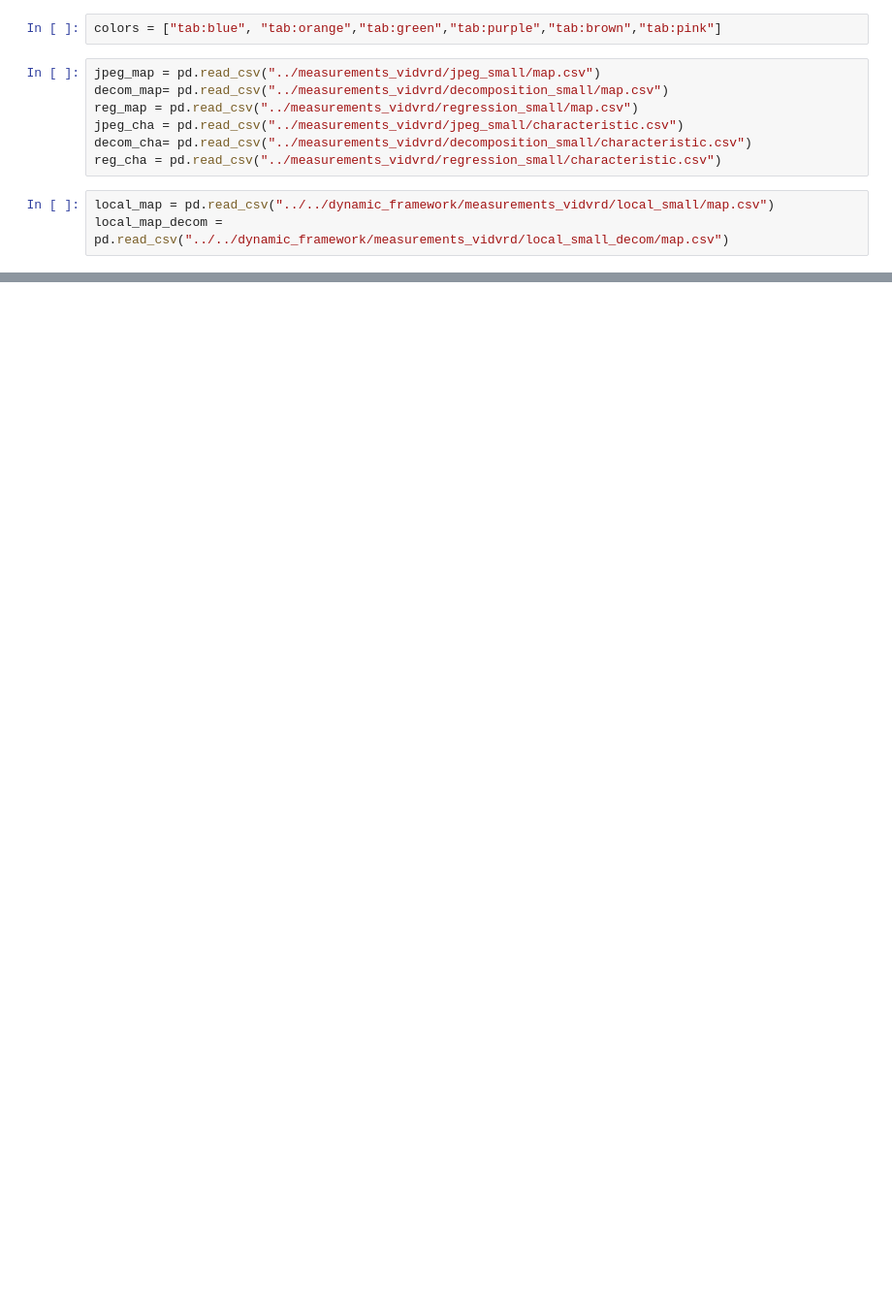
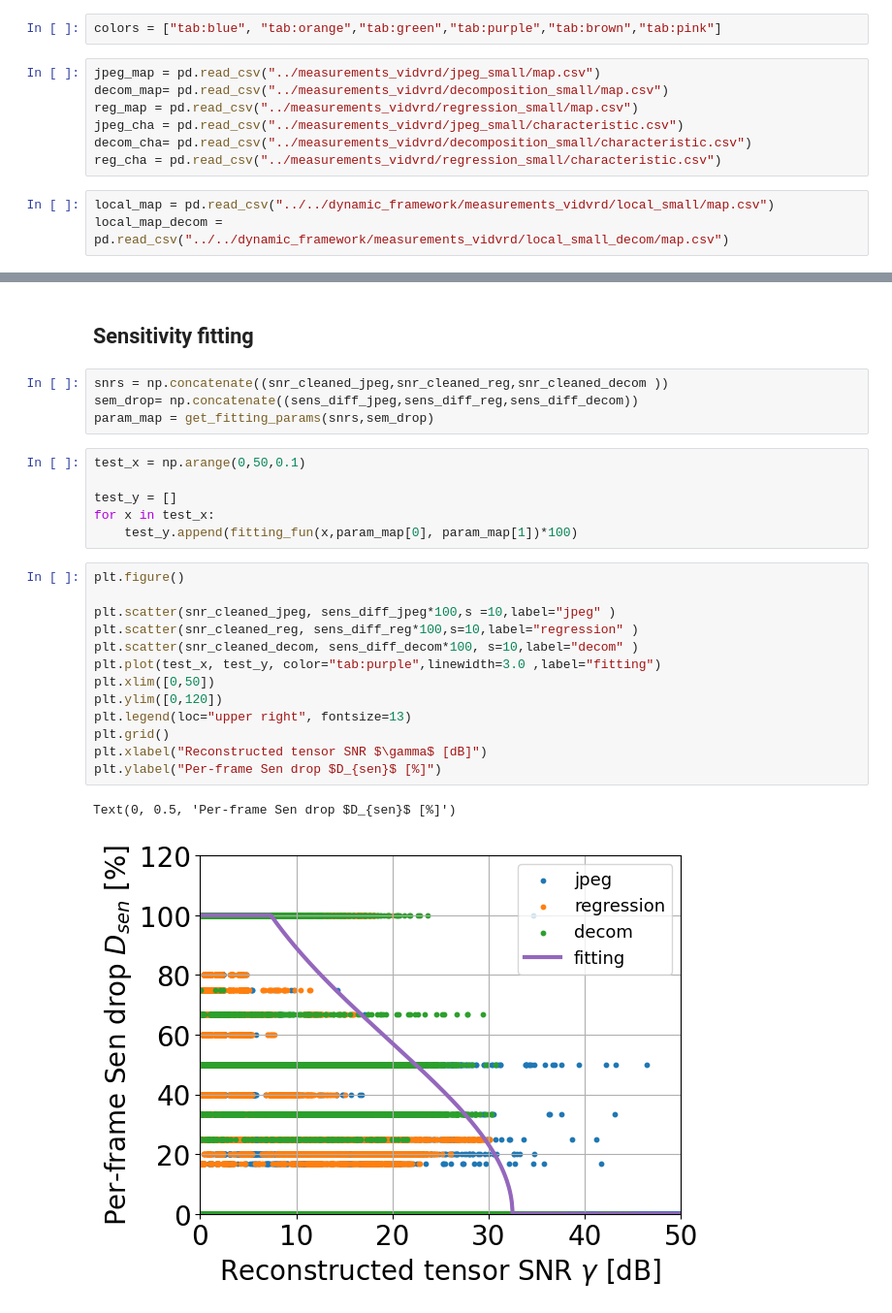
Before and after one commit to Rexyyj/split_DNN_framework, a Jupyter notebook: stable_tests/plot/snr_sen_drop_vidvrd.ipynb, the cells around one changed output, grey strips where cells are left out. Shown at 97% size. Cells and saved outputs as stored; diff of their text form; blank space fills up the shorter version.

```diff
--- a/stable_tests/plot/snr_sen_drop_vidvrd.ipynb
+++ b/stable_tests/plot/snr_sen_drop_vidvrd.ipynb
@@ -190,3 +272,31 @@ Text(0, 0.5, 'Per-frame mAP drop  [%]')
+# %% [markdown]
+## Sensitivity fitting
+# %%
+snrs = np.concatenate((snr_cleaned_jpeg,snr_cleaned_reg,snr_cleaned_decom ))
+sem_drop= np.concatenate((sens_diff_jpeg,sens_diff_reg,sens_diff_decom))
+param_map = get_fitting_params(snrs,sem_drop)
+# %%
+test_x = np.arange(0,50,0.1)
+
+test_y = []
+for x in test_x:
+    test_y.append(fitting_fun(x,param_map[0], param_map[1])*100)
+# %%
+plt.figure()
+
+plt.scatter(snr_cleaned_jpeg, sens_diff_jpeg*100,s =10,label="jpeg" )
+plt.scatter(snr_cleaned_reg, sens_diff_reg*100,s=10,label="regression" )
+plt.scatter(snr_cleaned_decom, sens_diff_decom*100, s=10,label="decom" )
+plt.plot(test_x, test_y, color="tab:purple",linewidth=3.0 ,label="fitting")
+plt.xlim([0,50])
+plt.ylim([0,120])
+plt.legend(loc="upper right", fontsize=13)
+plt.grid()
+plt.xlabel("Reconstructed tensor SNR $\gamma$ [dB]")
+plt.ylabel("Per-frame Sen drop $D_{sen}$ [%]")
+# %% [output]
+Text(0, 0.5, 'Per-frame Sen drop $D_{sen}$ [%]')
+[figure, added]
 # %%
 plt.figure()
 
```
Also changed, not shown: parts of 16 cells of this notebook, 2 other files.
